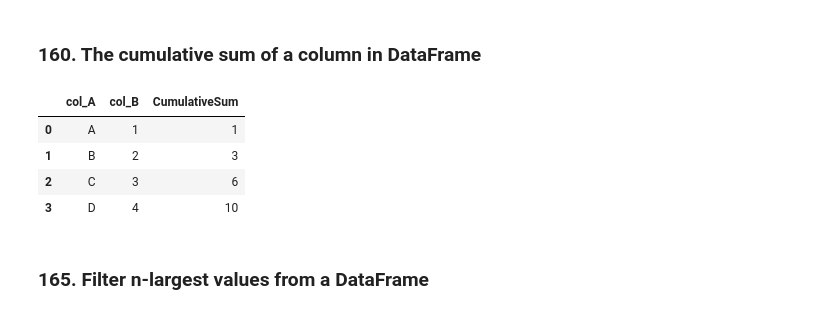
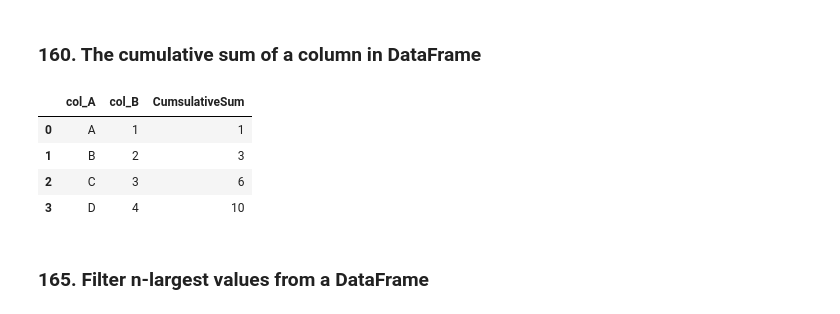
Before and after one commit to gina261/Ybigta_assignment, a Jupyter notebook: 0104_python+pandas/Pandas_Assignment_24기_김예진.ipynb, the cells around one changed output. Cells and saved outputs as stored; diff of their text form; code cells hidden in the pictures.

```diff
--- a/0104_python+pandas/Pandas_Assignment_24기_김예진.ipynb
+++ b/0104_python+pandas/Pandas_Assignment_24기_김예진.ipynb
@@ -1177,14 +1229,17 @@ df
 # %%
 df = pd.DataFrame([["A", 1], ["B", 2],
                    ["C", 3], ["D", 4]], columns=["col_A", "col_B"])
 
 ## start your code below
+new_col = df.iloc[:,-1].cumsum()
+new_col = new_col.rename('CumsulativeSum')
+new_df = pd.concat([df, new_col], axis=1)
 
 ## end your code here
 
 new_df
 # %% [output]
-|  | col_A | col_B | CumulativeSum |
+|  | col_A | col_B | CumsulativeSum |
 | 0 | A | 1 | 1 |
 | 1 | B | 2 | 3 |
 | 2 | C | 3 | 6 |
```
Also changed, not shown: parts of 22 cells of this notebook, 1 other file.
